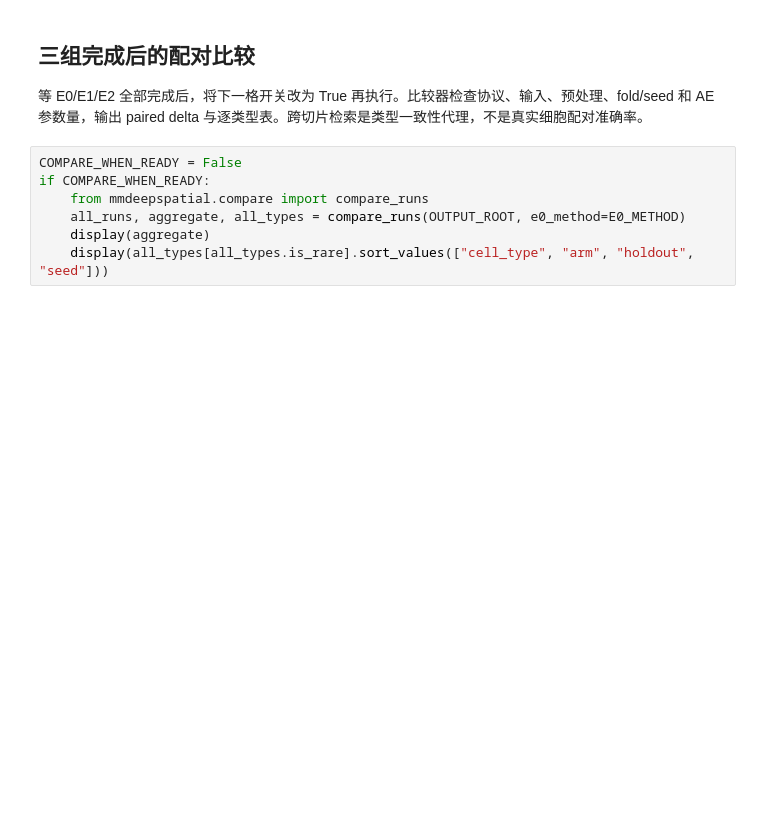
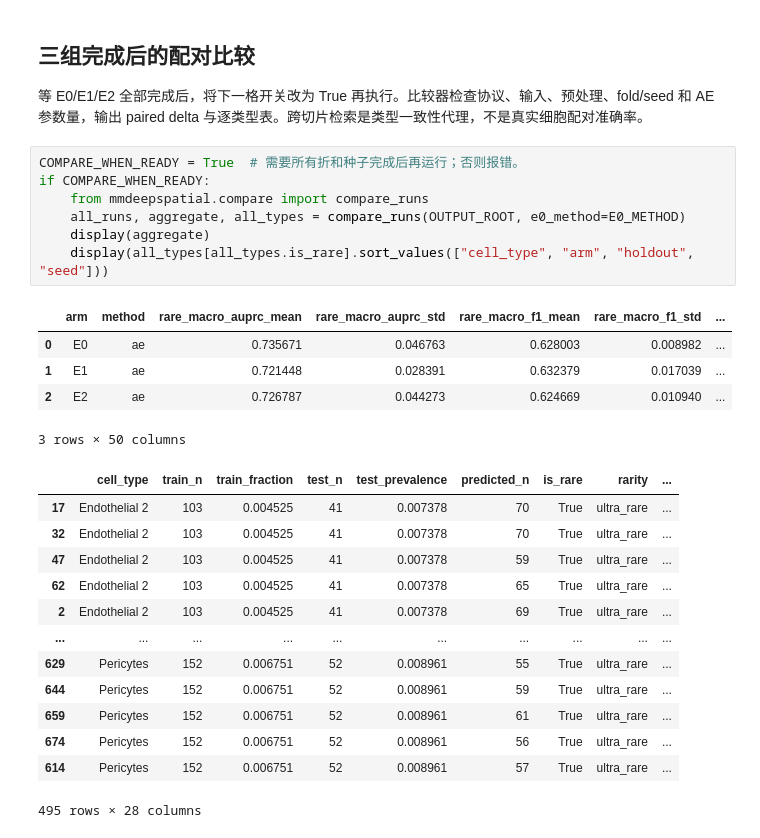
Before and after one commit to HuangMaokujiji-AAA/DeepSpatial, a Jupyter notebook: MMDeepSpatial/E0_Euclidean.ipynb, the cells around one changed output. Saved outputs shown, nothing was run; the diff lists cells and outputs as text; blank space fills up the shorter version.

```diff
--- a/MMDeepSpatial/E0_Euclidean.ipynb
+++ b/MMDeepSpatial/E0_Euclidean.ipynb
@@ -109,9 +192,28 @@ if ARM != "E0":
 
 等 E0/E1/E2 全部完成后，将下一格开关改为 True 再执行。比较器检查协议、输入、预处理、fold/seed 和 AE 参数量，输出 paired delta 与逐类型表。跨切片检索是类型一致性代理，不是真实细胞配对准确率。
 # %%
-COMPARE_WHEN_READY = False
+COMPARE_WHEN_READY = True  # 需要所有折和种子完成后再运行；否则报错。
 if COMPARE_WHEN_READY:
     from mmdeepspatial.compare import compare_runs
     all_runs, aggregate, all_types = compare_runs(OUTPUT_ROOT, e0_method=E0_METHOD)
     display(aggregate)
     display(all_types[all_types.is_rare].sort_values(["cell_type", "arm", "holdout", "seed"]))
+# %% [output]
+|  | arm | method | rare_macro_auprc_mean | rare_macro_auprc_std | rare_macro_f1_mean | rare_macro_f1_std | ... |
+| 0 | E0 | ae | 0.735671 | 0.046763 | 0.628003 | 0.008982 | ... |
+| 1 | E1 | ae | 0.721448 | 0.028391 | 0.632379 | 0.017039 | ... |
+| 2 | E2 | ae | 0.726787 | 0.044273 | 0.624669 | 0.010940 | ... |
+3 rows × 50 columns
+|  | cell_type | train_n | train_fraction | test_n | test_prevalence | predicted_n | is_rare | rarity | ... |
+| 17 | Endothelial 2 | 103 | 0.004525 | 41 | 0.007378 | 70 | True | ultra_rare | ... |
+| 32 | Endothelial 2 | 103 | 0.004525 | 41 | 0.007378 | 70 | True | ultra_rare | ... |
+| 47 | Endothelial 2 | 103 | 0.004525 | 41 | 0.007378 | 59 | True | ultra_rare | ... |
+| 62 | Endothelial 2 | 103 | 0.004525 | 41 | 0.007378 | 65 | True | ultra_rare | ... |
+| 2 | Endothelial 2 | 103 | 0.004525 | 41 | 0.007378 | 69 | True | ultra_rare | ... |
+| ... | ... | ... | ... | ... | ... | ... | ... | ... | ... |
+| 629 | Pericytes | 152 | 0.006751 | 52 | 0.008961 | 55 | True | ultra_rare | ... |
+| 644 | Pericytes | 152 | 0.006751 | 52 | 0.008961 | 59 | True | ultra_rare | ... |
+| 659 | Pericytes | 152 | 0.006751 | 52 | 0.008961 | 61 | True | ultra_rare | ... |
+| 674 | Pericytes | 152 | 0.006751 | 52 | 0.008961 | 56 | True | ultra_rare | ... |
+| 614 | Pericytes | 152 | 0.006751 | 52 | 0.008961 | 57 | True | ultra_rare | ... |
+495 rows × 28 columns
```
Also changed, not shown: parts of 6 cells of this notebook, 2 other files.
